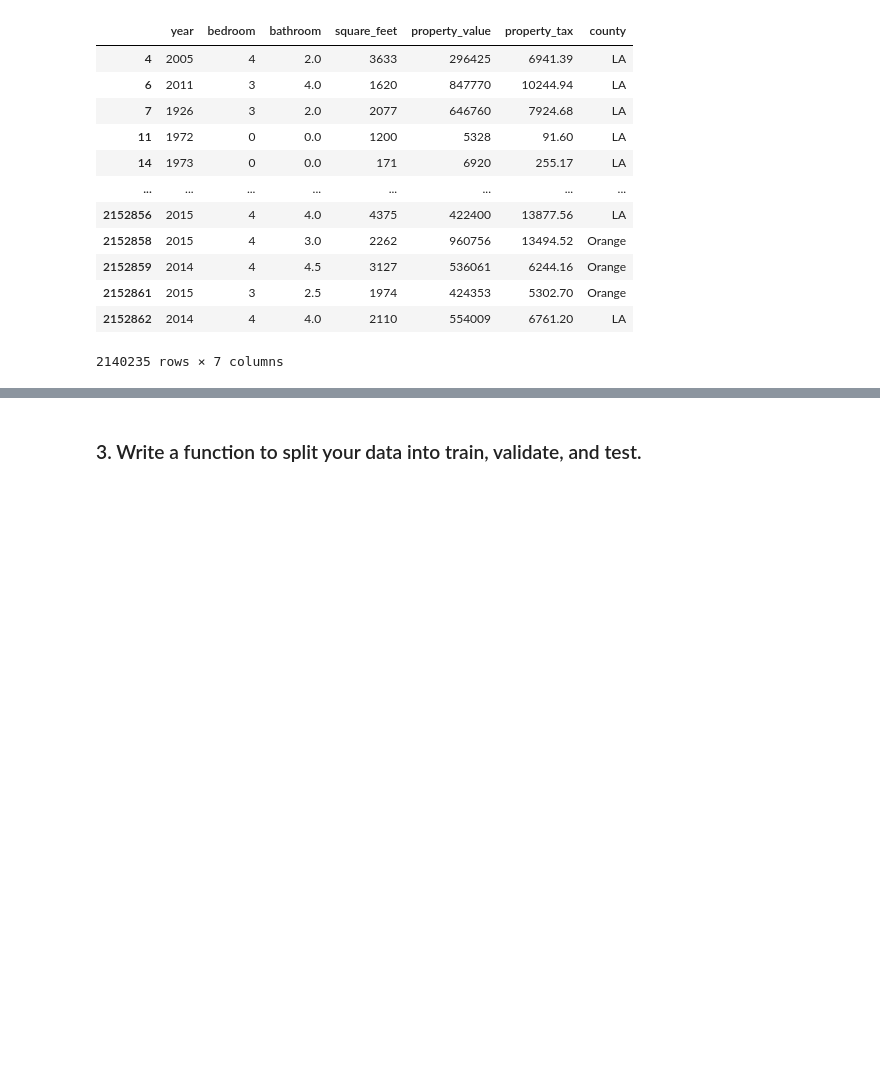
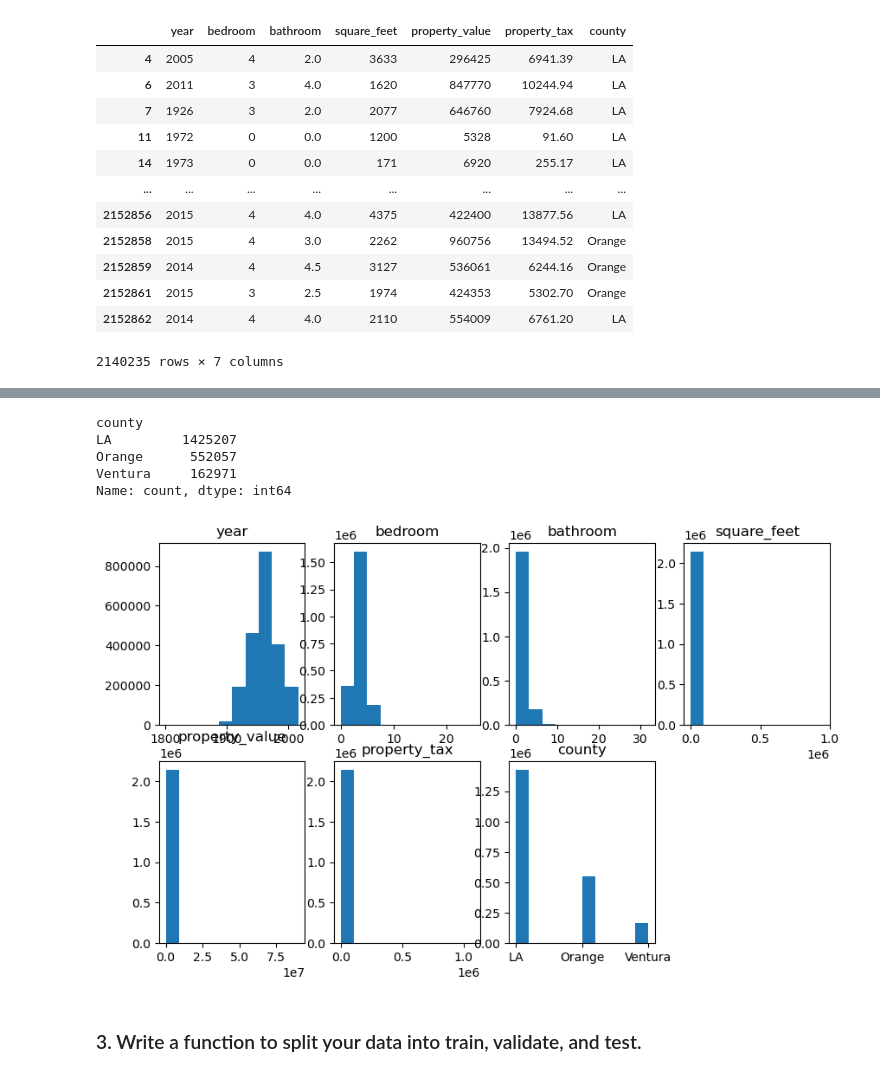
Before and after one commit to Luis-Martinez1/regression-exercises, a Jupyter notebook: wrangle.ipynb, the cells around one changed output, grey strips where cells are left out. Cells and saved outputs as stored; diff of their text form; code cells hidden in the pictures; blank space fills up the shorter version.

```diff
--- a/wrangle.ipynb
+++ b/wrangle.ipynb
@@ -21,11 +21,10 @@ def get_zillow():
     filename = "zillow.csv"
     # if cached data exist
     if os.path.isfile(filename):
+        # read the file
         df = pd.read_csv(filename)
-    # wrangle from sql db if not cached
+    # else, pull from sql db if not cached
     else:
-        # read sql query into df
-        # 261 is single family residential id
         df = pd.read_sql(
             """SELECT yearbuilt,
                        bedroomcnt,
@@ -36,9 +35,8 @@ def get_zillow():
                        fips
                 FROM properties_2017
                 WHERE propertylandusetypeid = 261""",
-            f"mysql+pymysql://{e.user}:{e.password}@{e.host}/zillow",
-        )
-        # cache data locally
+            f"mysql+pymysql://{e.user}:{e.password}@{e.host}/zillow",)
+        # cache the pulled data locally
         df.to_csv(filename, index=False)
     return df
 # %%
@@ -143,3 +172,25 @@ df
+# %%
+# number of counties
+df.county.value_counts()
+# %% [output]
+county
+LA         1425207
+Orange      552057
+Ventura     162971
+Name: count, dtype: int64
+# %%
+# plot histogram or box plot to show distribution of values
+import matplotlib.pyplot as plt
+plt.figure(figsize= (10, 6))
+
+for i, col in enumerate(df.columns):
+    plot_number = i +1
+    plt.subplot(2,4, plot_number)
+    plt.title(col)
+    plt.hist(df[col])
+plt.show()
+# %% [output]
+[figure, added]
 # %% [markdown]
 ### 3. Write a function to split your data into train, validate, and test.
 # %%
```
Also changed, not shown: parts of 18 cells of this notebook.
